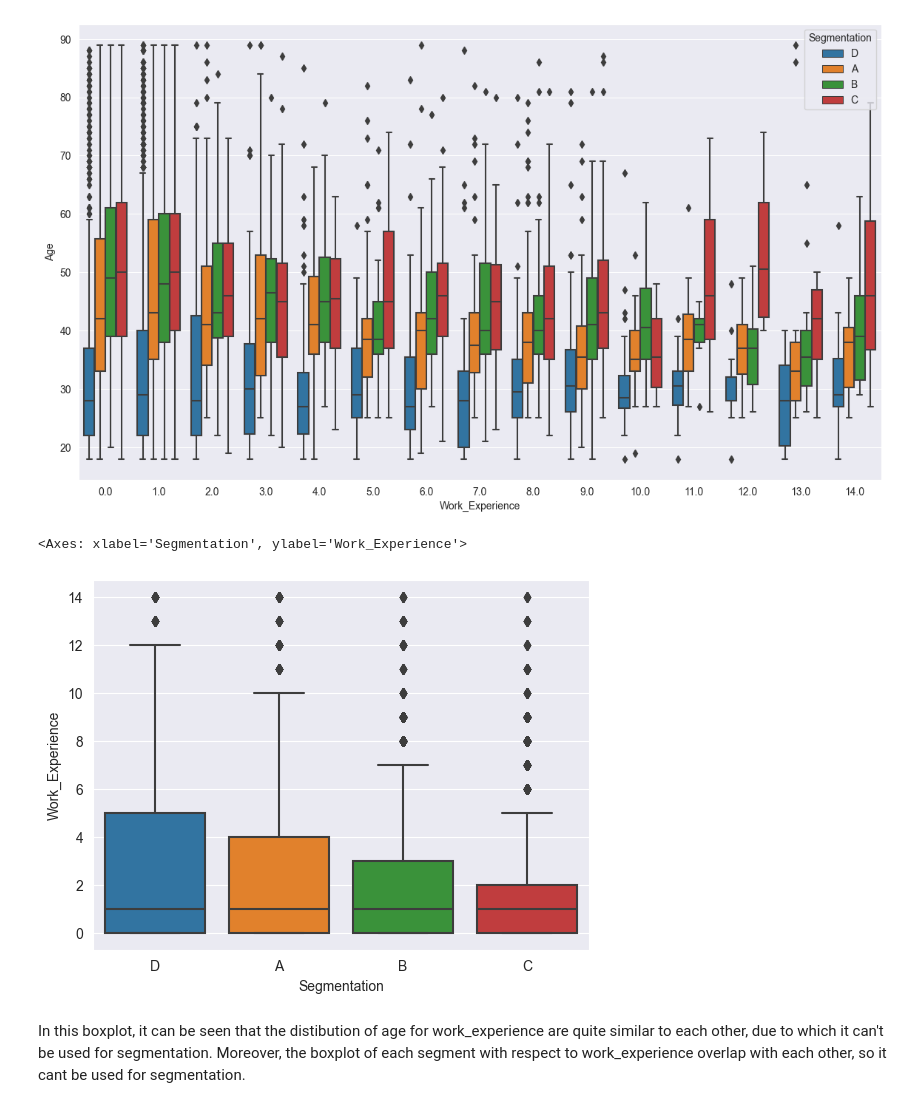
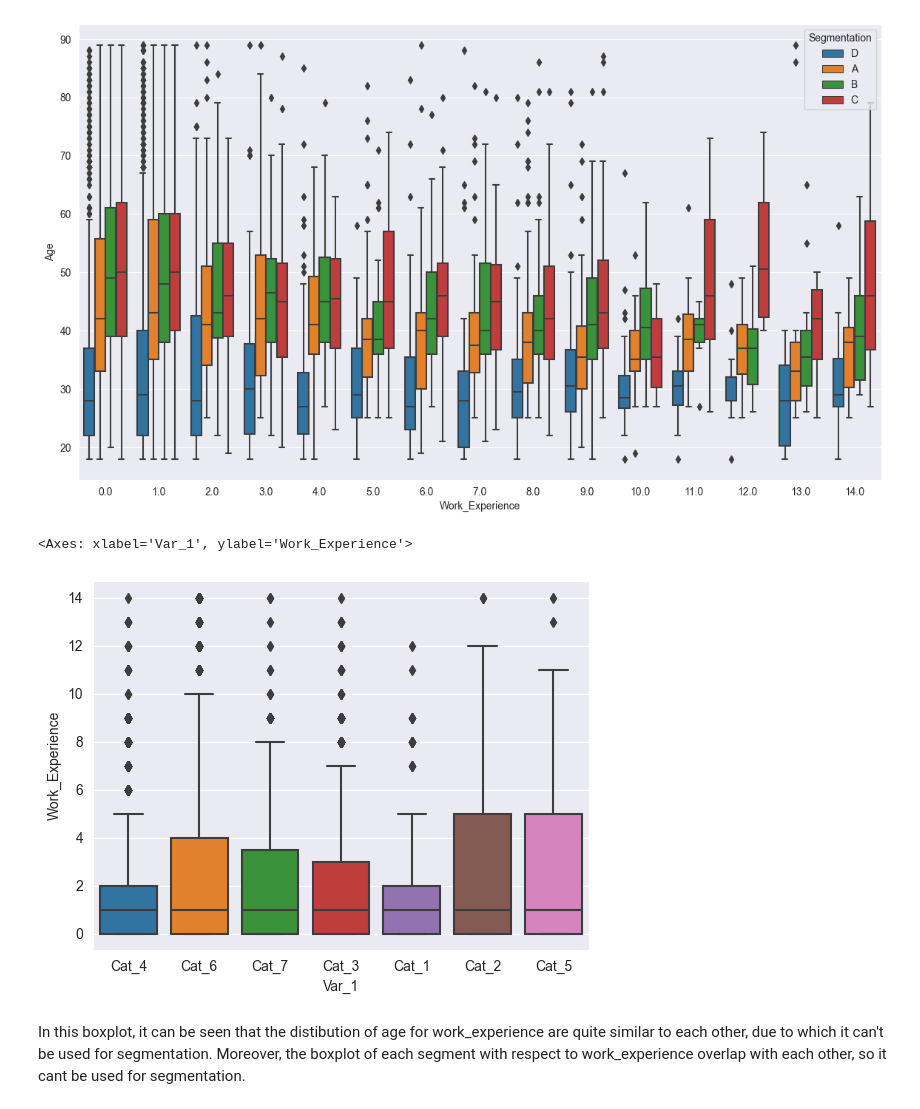
Before and after one commit to niranjanblank/CustomerSegmentation, a Jupyter notebook: eda.ipynb, the cells around one changed output. Saved outputs shown, nothing was run; the diff lists cells and outputs as text; code cells hidden in the pictures.

```diff
--- a/eda.ipynb
+++ b/eda.ipynb
@@ -92,14 +112,22 @@ customer_data['Graduated'].fillna(customer_data['Graduated'].mode()[0], inplace=
 # %%
 # imputing profession
-customer_data['Profession'].fillna(customer_data['Profession'].mode()[0], inplace=True)
+profession_mode = customer_data['Profession'].mode()[0]
+customer_data['Profession'].fillna(profession_mode, inplace=True)
+test_data['Profession'].fillna(profession_mode, inplace=True)
 # %%
 # imputing work_experience by median
-customer_data['Work_Experience'].fillna(customer_data['Work_Experience'].median(), inplace =True)
+work_exp_median = customer_data['Work_Experience'].median()
+customer_data['Work_Experience'].fillna(work_exp_median, inplace =True)
+test_data['Work_Experience'].fillna(work_exp_median, inplace =True)
 # %%
 # imputing family size
-customer_data['Family_Size'].fillna(customer_data['Family_Size'].median(), inplace =True)
+family_size_median = customer_data['Family_Size'].median()
+customer_data['Family_Size'].fillna(family_size_median, inplace =True)
+test_data['Family_Size'].fillna(family_size_median, inplace =True)
 # %%
-customer_data['Var_1'].fillna(customer_data['Var_1'].mode()[0], inplace =True)
+var_1_mode = customer_data['Var_1'].mode()[0]
+customer_data['Var_1'].fillna(var_1_mode, inplace =True)
+test_data['Var_1'].fillna(var_1_mode, inplace =True)
 # %%
 # From this it can be seen all the data has been imputed, and there dont exist any null values
 customer_data.isnull().sum()
@@ -196,10 +238,10 @@ sns.boxplot(data=customer_data, x="Work_Experience", y="Age", hue="Segmentation"
 <Axes: xlabel='Work_Experience', ylabel='Age'>
 [figure]
 # %%
-sns.boxplot(data=customer_data, x="Segmentation", y="Work_Experience")
+sns.boxplot(data=customer_data, x="Var_1", y="Work_Experience")
 # %% [output]
-<Axes: xlabel='Segmentation', ylabel='Work_Experience'>
+<Axes: xlabel='Var_1', ylabel='Work_Experience'>
-[figure, old version]
+[figure, new version]
 # %% [markdown]
 In this boxplot, it can be seen that the distibution of age for work_experience are quite similar to each other, due to which it can't be used for segmentation.
 Moreover, the boxplot of each segment with respect to work_experience overlap with each other, so it cant be used for segmentation.
```
Also changed, not shown: parts of 19 cells of this notebook.
